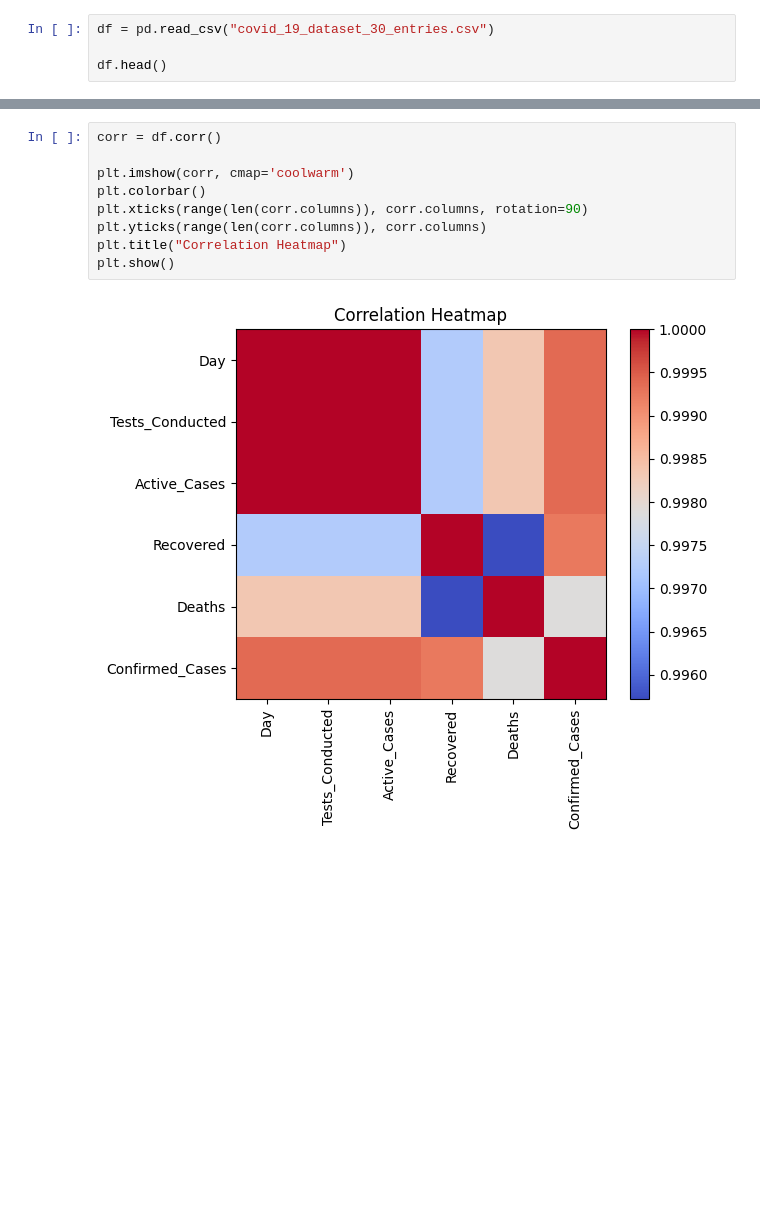
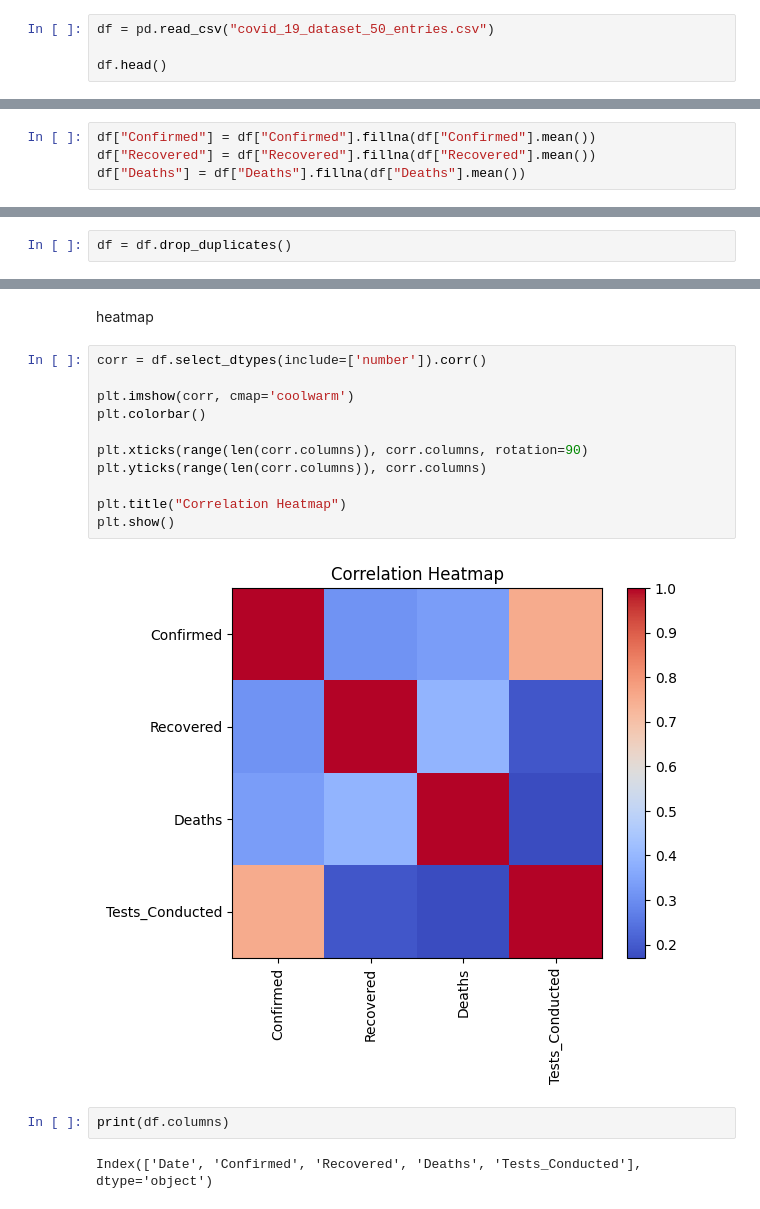
Before and after one commit to Aditi0831/linear-regression-lab-assignment-by-aditi-pandey-and-ruqqiya-noor, a Jupyter notebook: LinearRegression_Part1_Aditi.ipynb, the cells around one changed output, grey strips where cells are left out. Saved outputs shown, nothing was run; the diff lists cells and outputs as text; blank space fills up the shorter version.

```diff
--- a/LinearRegression_Part1_Aditi.ipynb
+++ b/LinearRegression_Part1_Aditi.ipynb
@@ -12,5 +13,5 @@ from sklearn.metrics import mean_squared_error, r2_score
 # %%
-df = pd.read_csv("covid_19_dataset_30_entries.csv")
+df = pd.read_csv("covid_19_dataset_50_entries.csv")
 
 df.head()
 # %% [output]
@@ -38,0 +43,4 @@ memory usage: 1.5 KB
+# %%
+df["Confirmed"] = df["Confirmed"].fillna(df["Confirmed"].mean())
+df["Recovered"] = df["Recovered"].fillna(df["Recovered"].mean())
+df["Deaths"] = df["Deaths"].fillna(df["Deaths"].mean())
@@ -38,0 +56,2 @@ memory usage: 1.5 KB
+# %%
+df = df.drop_duplicates()
@@ -75,13 +100,21 @@ plt.show()
+# %% [markdown]
+heatmap
 # %%
-corr = df.corr()
+corr = df.select_dtypes(include=['number']).corr()
 
 plt.imshow(corr, cmap='coolwarm')
 plt.colorbar()
+
 plt.xticks(range(len(corr.columns)), corr.columns, rotation=90)
 plt.yticks(range(len(corr.columns)), corr.columns)
+
 plt.title("Correlation Heatmap")
 plt.show()
 # %% [output]
-[figure, old version]
+[figure, new version]
+# %%
+print(df.columns)
+# %% [output]
+Index(['Date', 'Confirmed', 'Recovered', 'Deaths', 'Tests_Conducted'], dtype='object')
 # %%
 X = df[['Tests_Conducted']]
```
Also changed, not shown: parts of 25 cells of this notebook.
